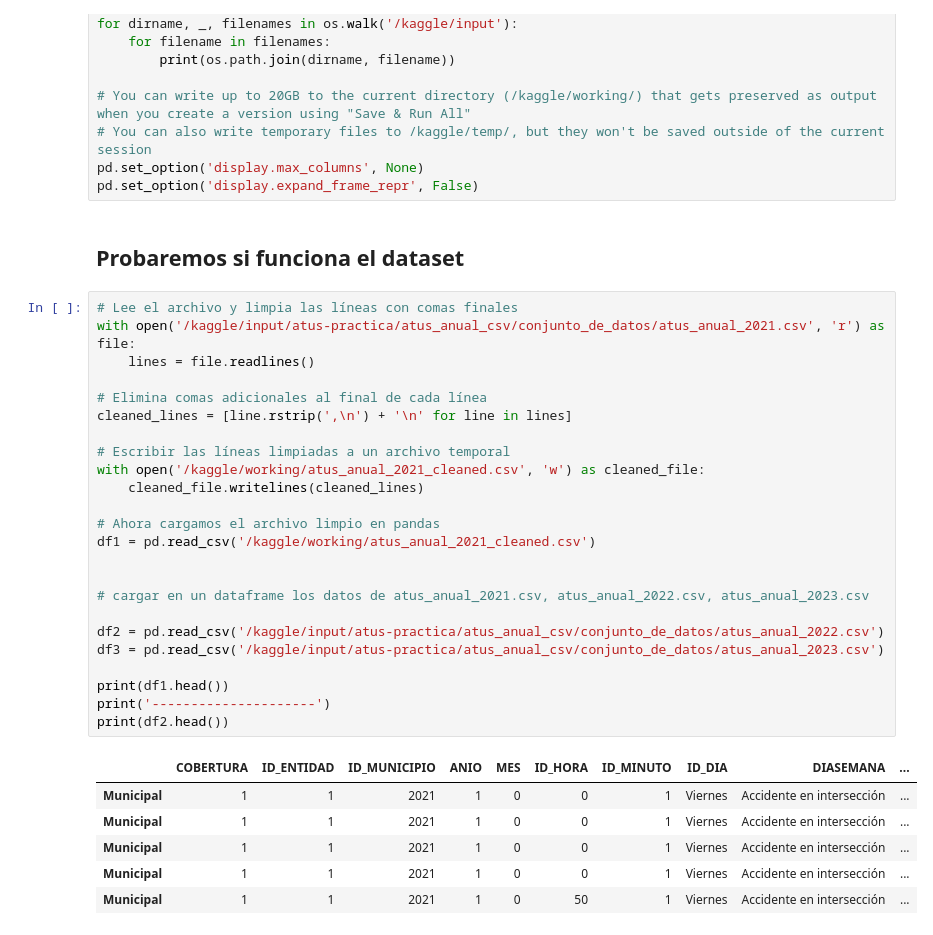
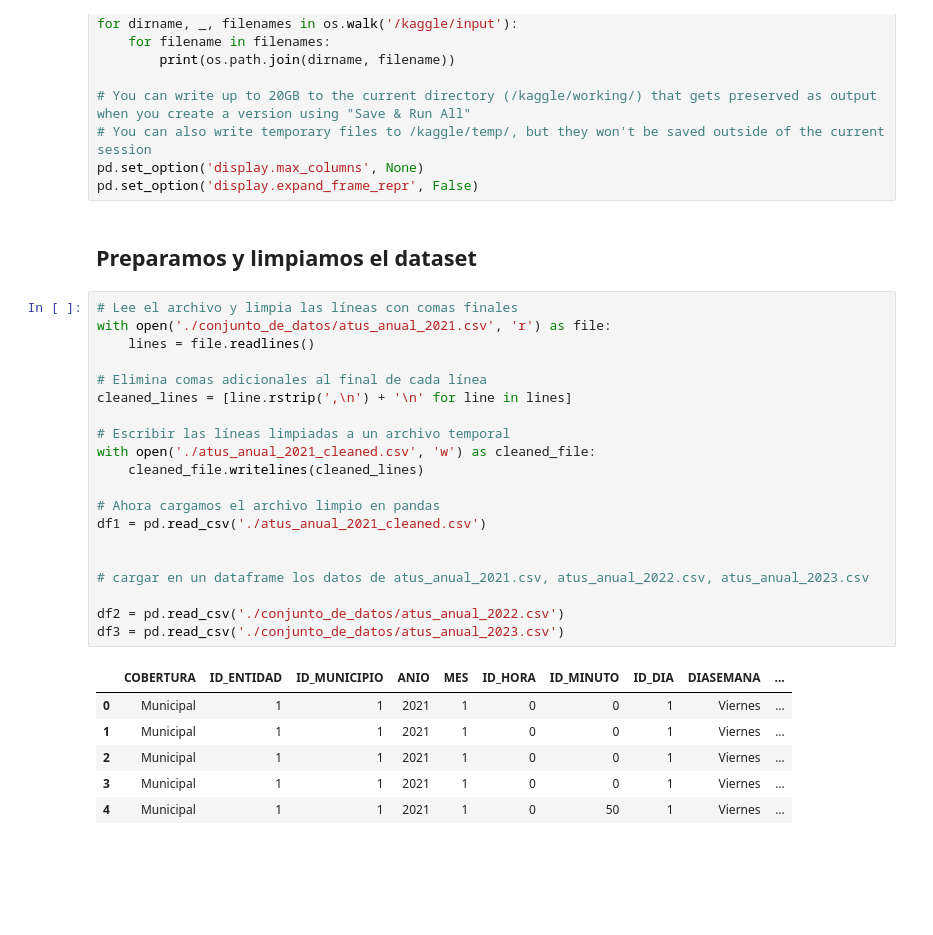
Before and after one commit to KingSplatt/ATUS, a Jupyter notebook: ejercicio-atus.ipynb, the cells around one changed output. Drawn from its saved outputs; the diff is of its cells as text; blank space fills up the shorter version.

```diff
--- a/ejercicio-atus.ipynb
+++ b/ejercicio-atus.ipynb
@@ -19,35 +19,31 @@ for dirname, _, filenames in os.walk('/kaggle/input'):
 pd.set_option('display.max_columns', None)
 pd.set_option('display.expand_frame_repr', False)
 # %% [markdown]
-## Probaremos si funciona el dataset
+## Preparamos y limpiamos el dataset
 # %%
 # Lee el archivo y limpia las líneas con comas finales
-with open('/kaggle/input/atus-practica/atus_anual_csv/conjunto_de_datos/atus_anual_2021.csv', 'r') as file:
+with open('./conjunto_de_datos/atus_anual_2021.csv', 'r') as file:
     lines = file.readlines()
 
 # Elimina comas adicionales al final de cada línea
 cleaned_lines = [line.rstrip(',\n') + '\n' for line in lines]
 
 # Escribir las líneas limpiadas a un archivo temporal
-with open('/kaggle/working/atus_anual_2021_cleaned.csv', 'w') as cleaned_file:
+with open('./atus_anual_2021_cleaned.csv', 'w') as cleaned_file:
     cleaned_file.writelines(cleaned_lines)
 
 # Ahora cargamos el archivo limpio en pandas
-df1 = pd.read_csv('/kaggle/working/atus_anual_2021_cleaned.csv')
+df1 = pd.read_csv('./atus_anual_2021_cleaned.csv')
 
 
 # cargar en un dataframe los datos de atus_anual_2021.csv, atus_anual_2022.csv, atus_anual_2023.csv
 
-df2 = pd.read_csv('/kaggle/input/atus-practica/atus_anual_csv/conjunto_de_datos/atus_anual_2022.csv')
-df3 = pd.read_csv('/kaggle/input/atus-practica/atus_anual_csv/conjunto_de_datos/atus_anual_2023.csv')
-
-print(df1.head())
-print('---------------------')
-print(df2.head())
+df2 = pd.read_csv('./conjunto_de_datos/atus_anual_2022.csv')
+df3 = pd.read_csv('./conjunto_de_datos/atus_anual_2023.csv')
 # %% [output]
 |  | COBERTURA | ID_ENTIDAD | ID_MUNICIPIO | ANIO | MES | ID_HORA | ID_MINUTO | ID_DIA | DIASEMANA | ... |
-| Municipal | 1 | 1 | 2021 | 1 | 0 | 0 | 1 | Viernes | Accidente en intersección | ... |
-| Municipal | 1 | 1 | 2021 | 1 | 0 | 0 | 1 | Viernes | Accidente en intersección | ... |
-| Municipal | 1 | 1 | 2021 | 1 | 0 | 0 | 1 | Viernes | Accidente en intersección | ... |
-| Municipal | 1 | 1 | 2021 | 1 | 0 | 0 | 1 | Viernes | Accidente en intersección | ... |
-| Municipal | 1 | 1 | 2021 | 1 | 0 | 50 | 1 | Viernes | Accidente en intersección | ... |
+| 0 | Municipal | 1 | 1 | 2021 | 1 | 0 | 0 | 1 | Viernes | ... |
+| 1 | Municipal | 1 | 1 | 2021 | 1 | 0 | 0 | 1 | Viernes | ... |
+| 2 | Municipal | 1 | 1 | 2021 | 1 | 0 | 0 | 1 | Viernes | ... |
+| 3 | Municipal | 1 | 1 | 2021 | 1 | 0 | 0 | 1 | Viernes | ... |
+| 4 | Municipal | 1 | 1 | 2021 | 1 | 0 | 50 | 1 | Viernes | ... |
```
Also changed, not shown: parts of 6 cells of this notebook.
